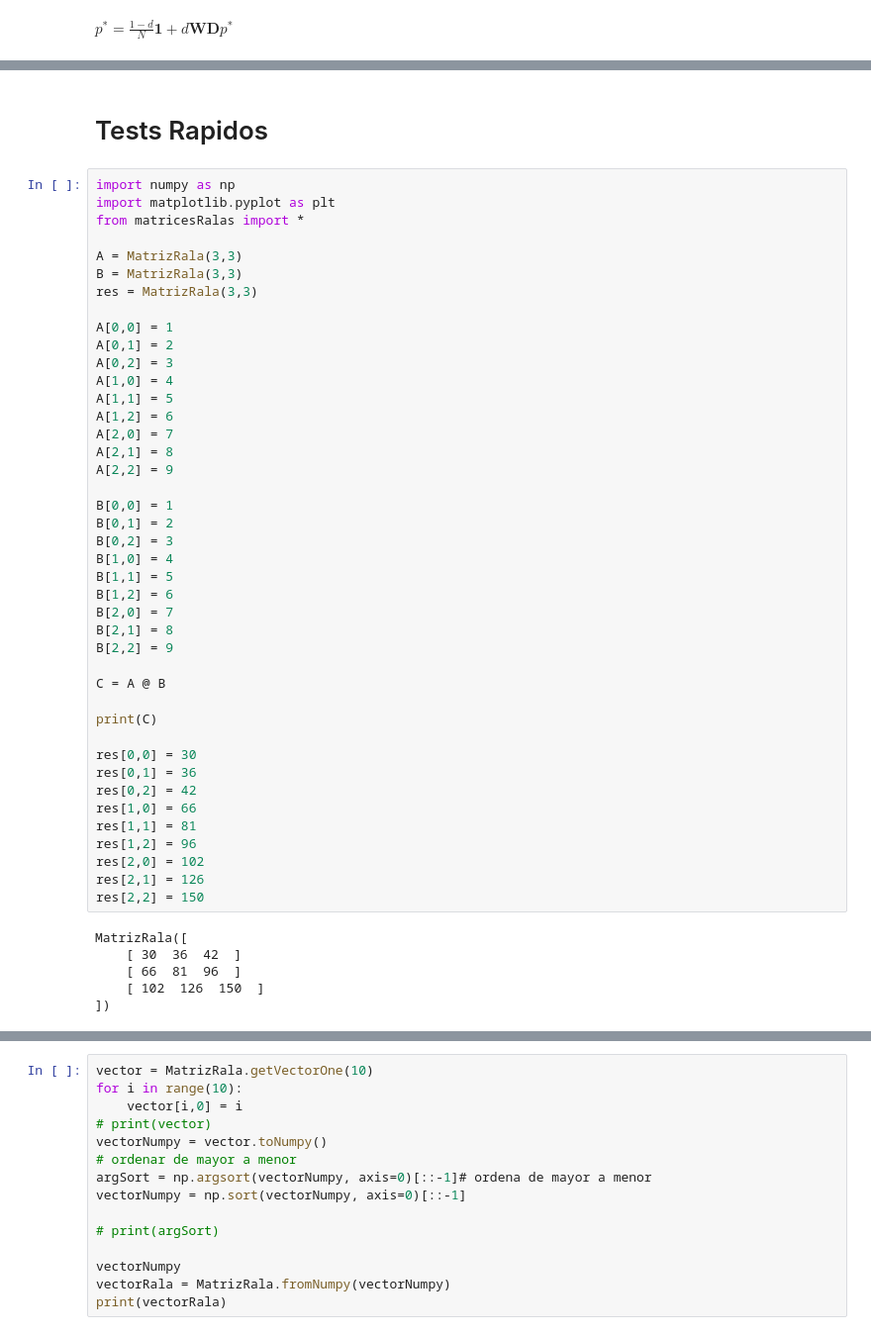
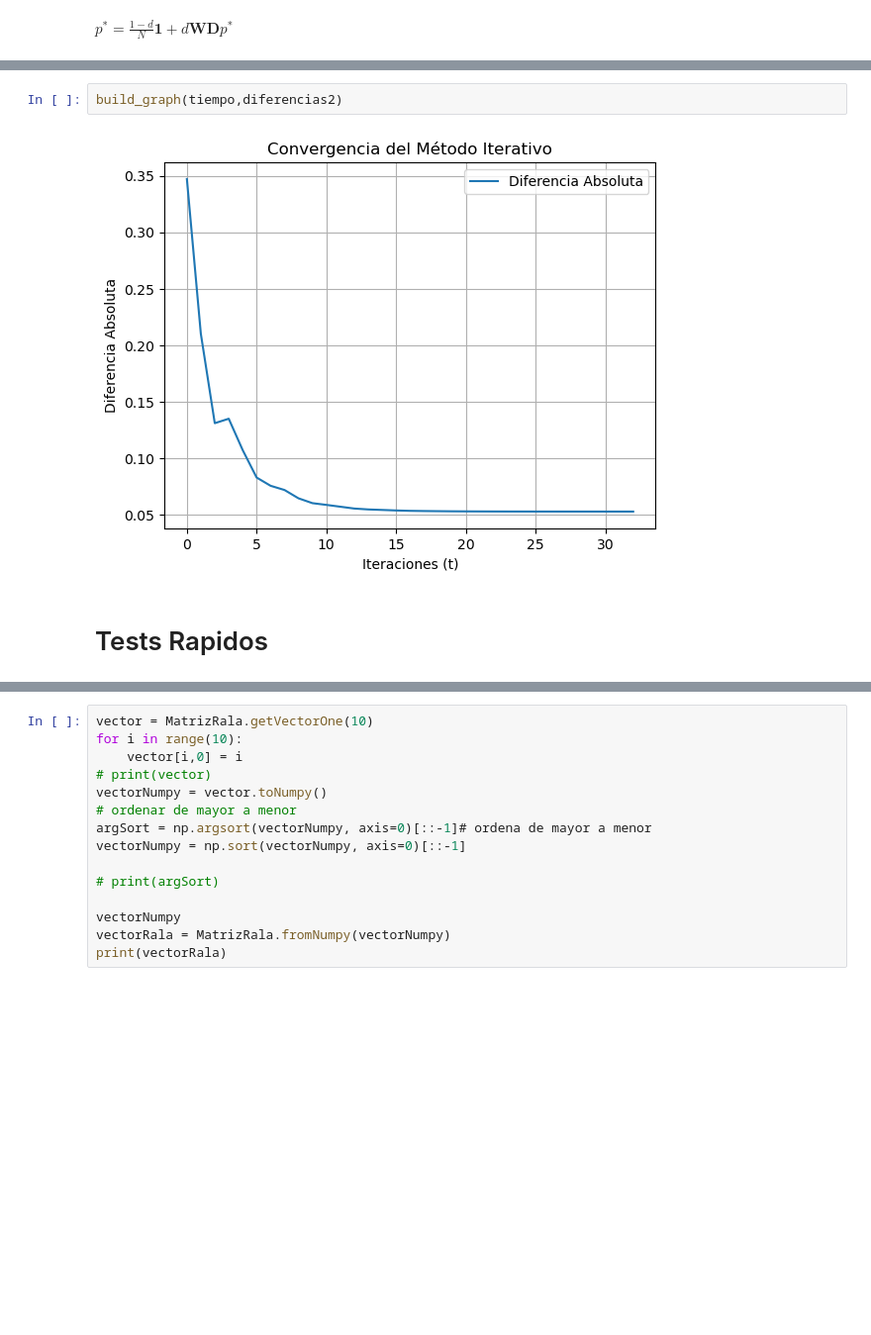
Before and after one commit to emilymaccarthy/PageRank_papers, a Jupyter notebook: ejercicio_{3}.ipynb, the cells around one changed output, grey strips where cells are left out. Shown: that part at 99% size. Cells and saved outputs as stored; diff of their text form; blank space fills up the shorter version.

```diff
--- a/ejercicio_{3}.ipynb
+++ b/ejercicio_{3}.ipynb
@@ -153,50 +203,6 @@ Codigo Guido
+# %%
+build_graph(tiempo,diferencias2)
+# %% [output]
+[figure, added]
 # %% [markdown]
 # Tests Rapidos
-# %%
-import numpy as np
-import matplotlib.pyplot as plt
-from matricesRalas import *
-
-A = MatrizRala(3,3)
-B = MatrizRala(3,3)
-res = MatrizRala(3,3)
-
-A[0,0] = 1
-A[0,1] = 2
-A[0,2] = 3
-A[1,0] = 4
-A[1,1] = 5
-A[1,2] = 6
-A[2,0] = 7
-A[2,1] = 8
-A[2,2] = 9
-
-B[0,0] = 1
-B[0,1] = 2
-B[0,2] = 3
-B[1,0] = 4
-B[1,1] = 5
-B[1,2] = 6
-B[2,0] = 7
-B[2,1] = 8
-B[2,2] = 9
-
-C = A @ B
-
-print(C)
-
-res[0,0] = 30
-res[0,1] = 36
-res[0,2] = 42
-res[1,0] = 66
-res[1,1] = 81
-res[1,2] = 96
-res[2,0] = 102
-res[2,1] = 126
-res[2,2] = 150
-# %% [output]
-MatrizRala([
-    [ 30  36  42  ]
-    [ 66  81  96  ]
-    [ 102  126  150  ]
-])
```
Also changed, not shown: parts of 7 cells of this notebook, 3 other files.
